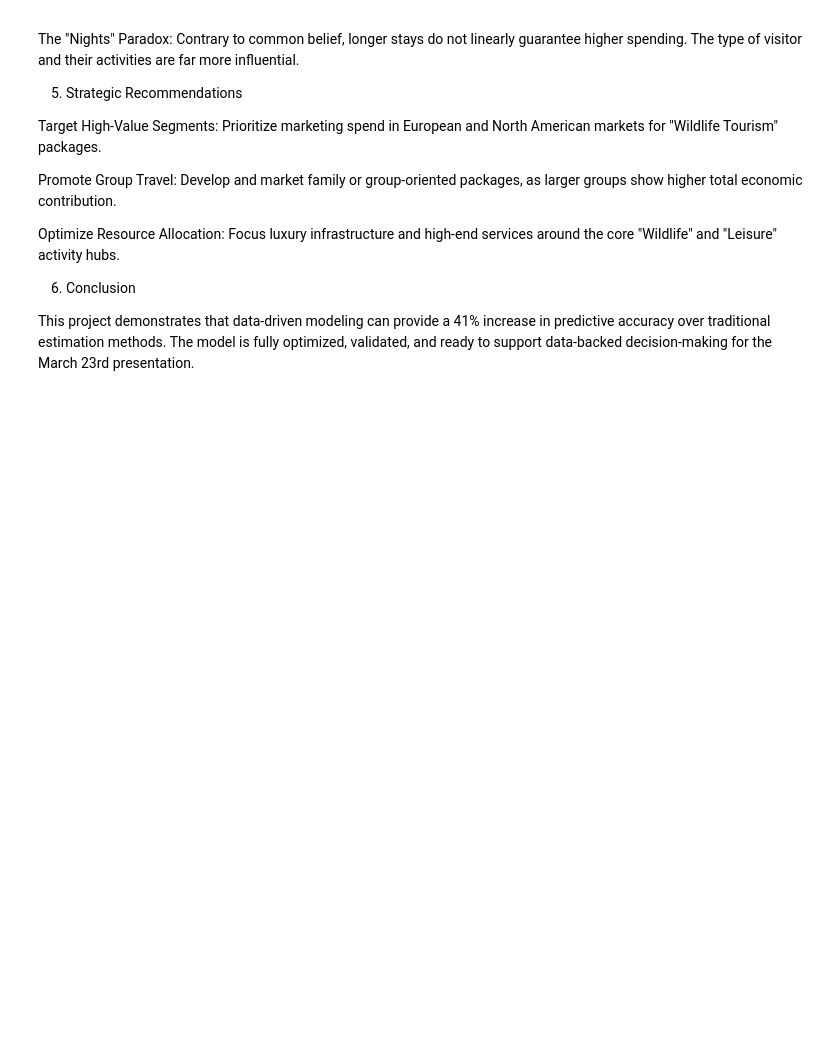
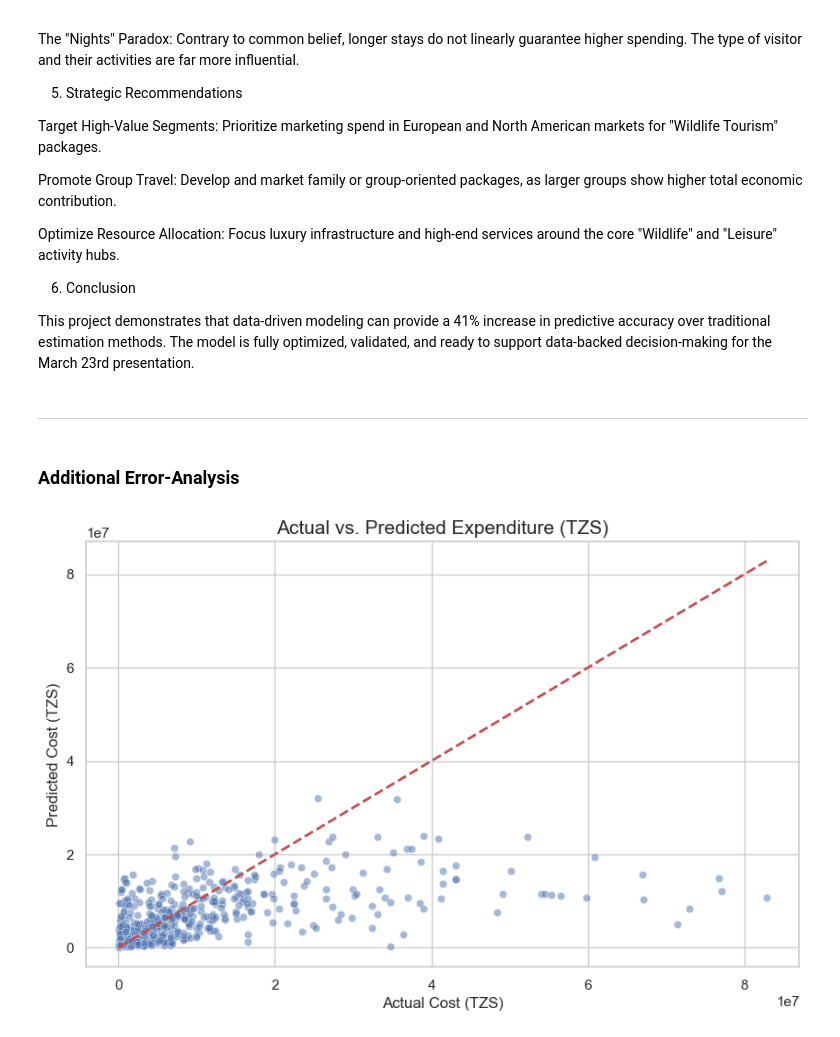
Before and after one commit to lange-chris/machine_learning_project, a Jupyter notebook: Tanzania_Tourism_Prediction_ridge_regression.ipynb, the cells around one changed output. Cells and saved outputs as stored; diff of their text form; code cells hidden in the pictures; blank space fills up the shorter version.

Commit message:
finished modeling

```diff
--- a/Tanzania_Tourism_Prediction_chris.ipynb
+++ b/Tanzania_Tourism_Prediction_ridge_regression.ipynb
@@ -1204,3 +1204,31 @@ Optimize Resource Allocation: Focus luxury infrastructure and high-end services
 6. Conclusion
 
 This project demonstrates that data-driven modeling can provide a 41% increase in predictive accuracy over traditional estimation methods. The model is fully optimized, validated, and ready to support data-backed decision-making for the March 23rd presentation.
+# %% [markdown]
+---
+# %% [markdown]
+### Additional Error-Analysis
+# %%
+import matplotlib.pyplot as plt
+import seaborn as sns
+import pandas as pd
+import numpy as np
+
+# --- Step 1: Calculate Residuals ---
+# Residuals = Actual Value - Predicted Value
+# We also calculate them for the baseline to compare bias
+baseline_preds = [y_train.mean()] * len(y_val)
+baseline_residuals = y_val - baseline_preds
+residuals = y_val - y_val_pred
+
+# --- Step 2: Visualization 1 - Prediction vs. Actual ---
+# A perfect model would have all points on the red dashed line
+plt.figure(figsize=(10, 6))
+sns.scatterplot(x=y_val, y=y_val_pred, alpha=0.5)
+plt.plot([y_val.min(), y_val.max()], [y_val.min(), y_val.max()], 'r--', lw=2)
+plt.title('Actual vs. Predicted Expenditure (TZS)', fontsize=15)
+plt.xlabel('Actual Cost (TZS)')
+plt.ylabel('Predicted Cost (TZS)')
+plt.show()
+# %% [output]
+[figure, added]
```
Also changed, not shown: parts of 11 cells of this notebook, 2 other files.
